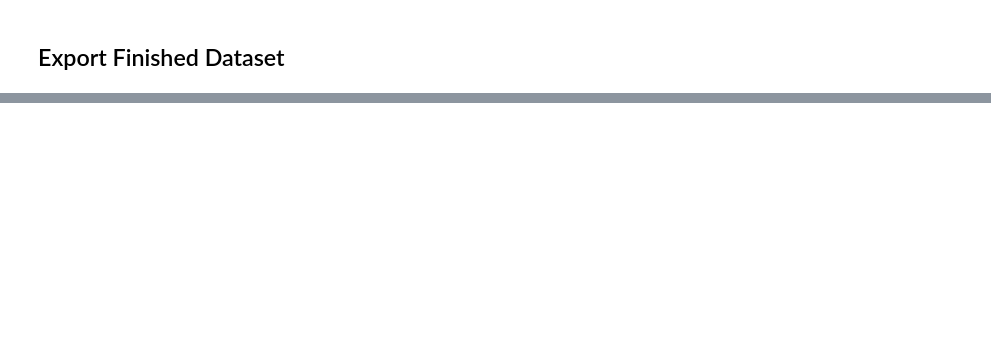
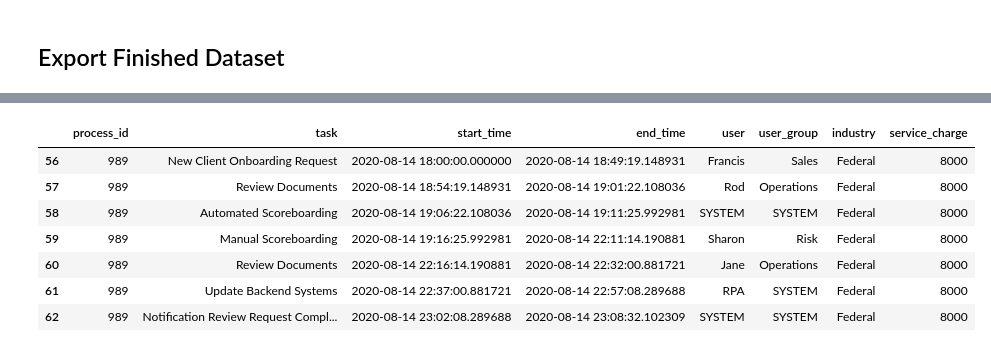
Before and after one commit to gerry-baird/pm-data-gen, a Jupyter notebook: data_gen.ipynb, the cells around one changed output, grey strips where cells are left out. Drawn from its saved outputs; the diff is of its cells as text; code cells hidden in the pictures; blank space fills up the shorter version.

```diff
--- a/data_gen.ipynb
+++ b/data_gen.ipynb
@@ -534,0 +589,11 @@ story_df.to_csv('pm_tasks_1k.csv', index=False, date_format='%d-%m-%Y %H:%M:%S')
+# %%
+df[df['process_id'] == 989]
+# %% [output]
+|  | process_id | task | start_time | end_time | user | user_group | industry | service_charge |
+| 56 | 989 | New Client Onboarding Request | 2020-08-14 18:00:00.000000 | 2020-08-14 18:49:19.148931 | Francis | Sales | Federal | 8000 |
+| 57 | 989 | Review Documents | 2020-08-14 18:54:19.148931 | 2020-08-14 19:01:22.108036 | Rod | Operations | Federal | 8000 |
+| 58 | 989 | Automated Scoreboarding | 2020-08-14 19:06:22.108036 | 2020-08-14 19:11:25.992981 | SYSTEM | SYSTEM | Federal | 8000 |
+| 59 | 989 | Manual Scoreboarding | 2020-08-14 19:16:25.992981 | 2020-08-14 22:11:14.190881 | Sharon | Risk | Federal | 8000 |
+| 60 | 989 | Review Documents | 2020-08-14 22:16:14.190881 | 2020-08-14 22:32:00.881721 | Jane | Operations | Federal | 8000 |
+| 61 | 989 | Update Backend Systems | 2020-08-14 22:37:00.881721 | 2020-08-14 22:57:08.289688 | RPA | SYSTEM | Federal | 8000 |
+| 62 | 989 | Notification Review Request Compl... | 2020-08-14 23:02:08.289688 | 2020-08-14 23:08:32.102309 | SYSTEM | SYSTEM | Federal | 8000 |
```
Also changed, not shown: parts of 31 cells of this notebook, 1 other file.
